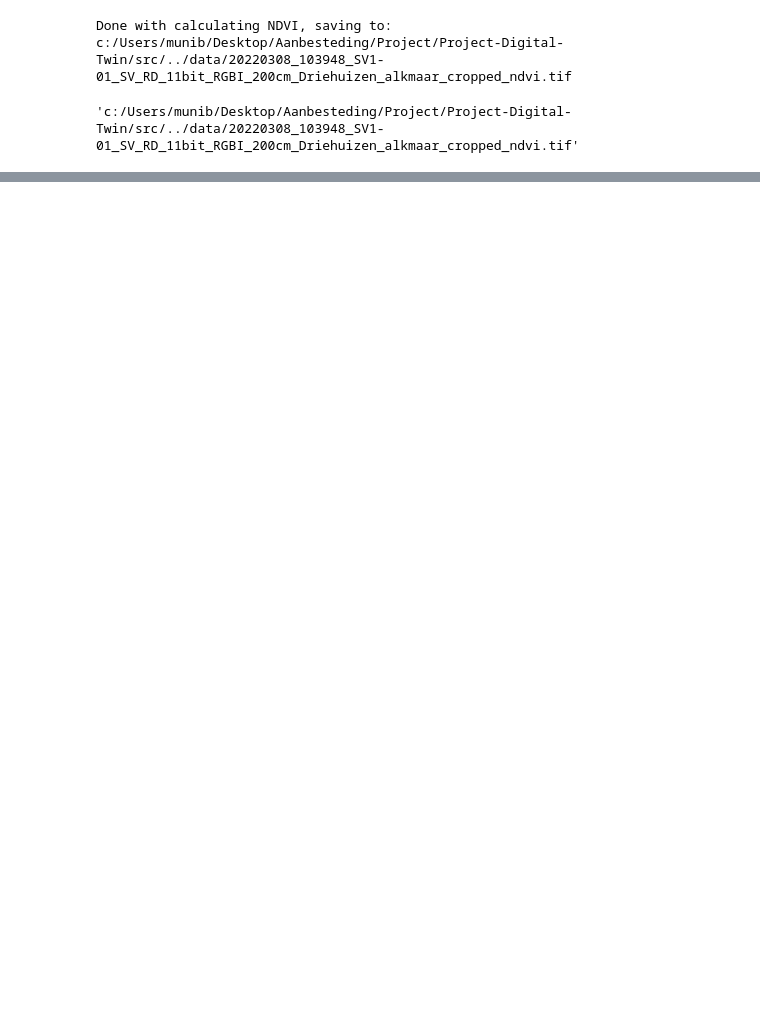
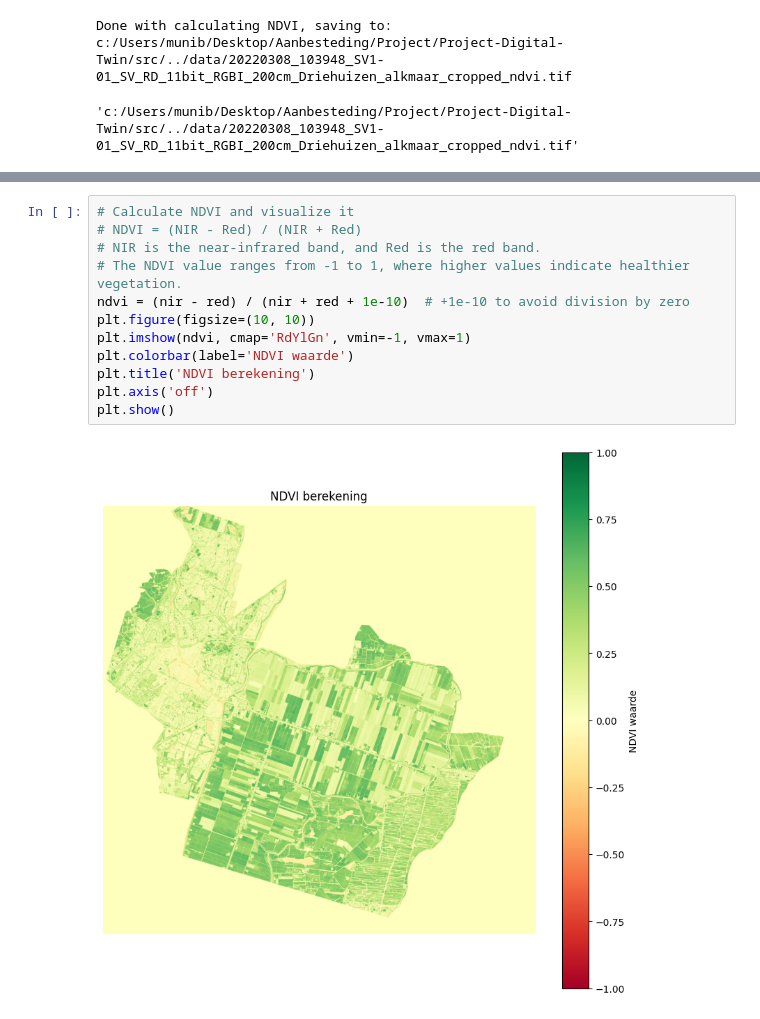
Before and after one commit to MunibOzdemir/Project-Digital-Twin, a Jupyter notebook: src/Project.ipynb, the cells around one changed output, grey strips where cells are left out. Cells and saved outputs as stored; diff of their text form; blank space fills up the shorter version.

Commit message:
Change comments and addNDVI calculation and visualization

```diff
--- a/src/Project.ipynb
+++ b/src/Project.ipynb
@@ -137,3 +137,17 @@ plt.show()
 Most recent TIFF file: C:\Users\munib\Desktop\Aanbesteding\Project\Project-Digital-Twin\data\20220308_103948_SV1-01_SV_RD_11bit_RGBI_200cm_Driehuizen_alkmaar_cropped_ndvi.tif
 Number of bands: 5
 [figure]
+# %%
+# Calculate NDVI and visualize it
+# NDVI = (NIR - Red) / (NIR + Red)
+# NIR is the near-infrared band, and Red is the red band.
+# The NDVI value ranges from -1 to 1, where higher values indicate healthier vegetation.
+ndvi = (nir - red) / (nir + red + 1e-10)  # +1e-10 to avoid division by zero
+plt.figure(figsize=(10, 10))
+plt.imshow(ndvi, cmap='RdYlGn', vmin=-1, vmax=1)
+plt.colorbar(label='NDVI waarde')
+plt.title('NDVI berekening')
+plt.axis('off')
+plt.show()
+# %% [output]
+[figure, added]
```
Also changed, not shown: parts of 1 cell of this notebook.
